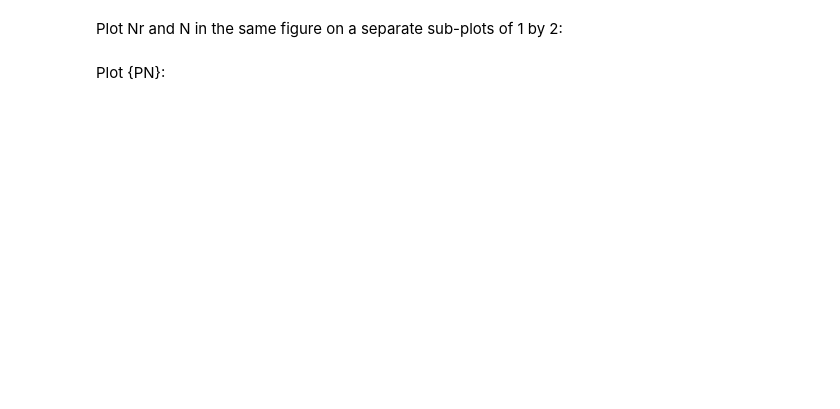
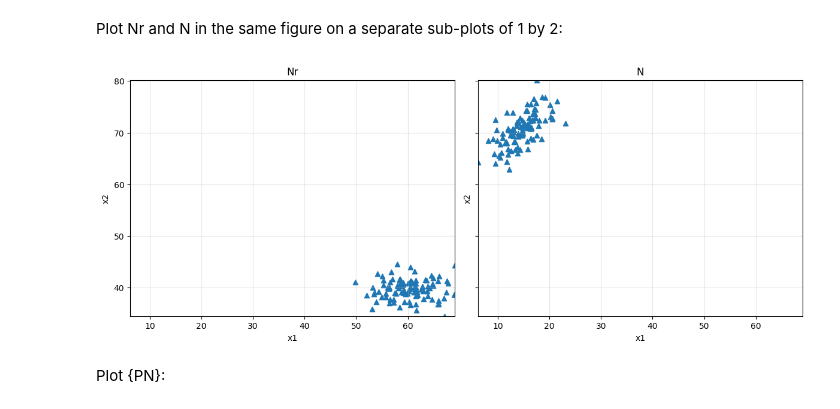
Before and after one commit to adamrodi/CMPS4700, a Jupyter notebook: Notebooks/ron.ipynb, the cells around one changed output. Drawn from its saved outputs; the diff is of its cells as text; code cells hidden in the pictures; blank space fills up the shorter version.

```diff
--- a/Notebooks/ron.ipynb
+++ b/Notebooks/ron.ipynb
@@ -42,4 +168,30 @@ Plot Pr and P in the same figure on a separate sub-plots of 1 by 2:
 # %% [markdown]
 Plot Nr and N in the same figure on a separate sub-plots of 1 by 2:
+# %%
+fig, axes = plt.subplots(1, 2, figsize=(12, 5), sharex=True, sharey=True)
+
+x_min = pd.concat([Nr["x1"], N["x1"]]).min()
+x_max = pd.concat([Nr["x1"], N["x1"]]).max()
+y_min = pd.concat([Nr["x2"], N["x2"]]).min()
+y_max = pd.concat([Nr["x2"], N["x2"]]).max()
+
+axes[0].scatter(Nr["x1"], Nr["x2"], marker="^", s=35)
+axes[0].set_title("Nr")
+
+axes[1].scatter(N["x1"], N["x2"], marker="^", s=35)
+axes[1].set_title("N")
+
+for ax in axes:
+    ax.set_xlabel("x1")
+    ax.set_ylabel("x2")
+    ax.set_xlim(x_min, x_max)
+    ax.set_ylim(y_min, y_max)
+    ax.set_aspect("equal", adjustable="box")
+    ax.grid(True, alpha=0.3)
+
+plt.tight_layout()
+plt.show()
+# %% [output]
+[figure, added]
 # %% [markdown]
 Plot {PN}:
```
Also changed, not shown: parts of 8 cells of this notebook.
